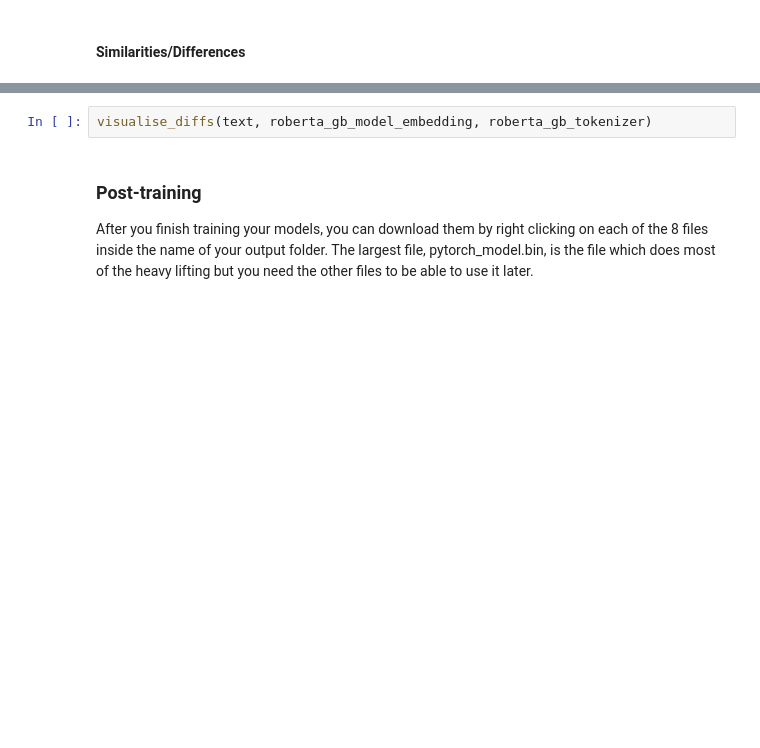
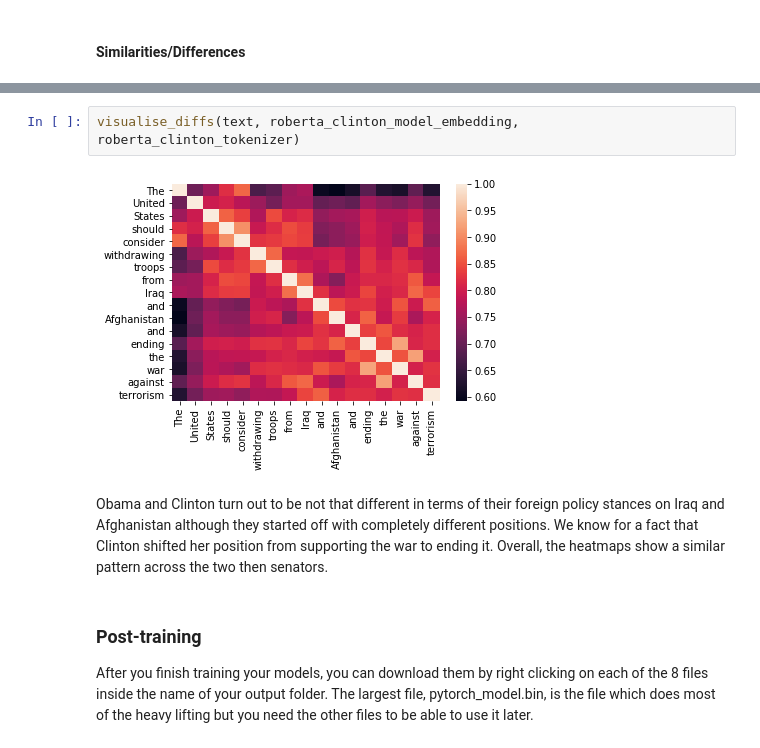
Before and after one commit to sanittawan/CAhomework, a Jupyter notebook: 8_Deep_Learning_and_text_training_models_Sanittawan.ipynb, the cells around one changed output, grey strips where cells are left out. Saved outputs shown, nothing was run; the diff lists cells and outputs as text; blank space fills up the shorter version.

```diff
--- a/8_Deep_Learning_and_text_training_models_Sanittawan.ipynb
+++ b/8_Deep_Learning_and_text_training_models_Sanittawan.ipynb
@@ -2109,5 +2095,9 @@ visualise_diffs(text, roberta_us_model_embedding, roberta_us_tokenizer)
 # %%
-visualise_diffs(text, roberta_gb_model_embedding, roberta_gb_tokenizer)
+visualise_diffs(text, roberta_clinton_model_embedding, roberta_clinton_tokenizer)
+# %% [output]
+[figure, added]
+# %% [markdown]
+Obama and Clinton turn out to be not that different in terms of their foreign policy stances on Iraq and Afghanistan although they started off with completely different positions. We know for a fact that Clinton shifted her position from supporting the war to ending it. Overall, the heatmaps show a similar pattern across the two then senators.
 # %% [markdown]
 ### Post-training
 
```
Also changed, not shown: parts of 9 cells of this notebook.
